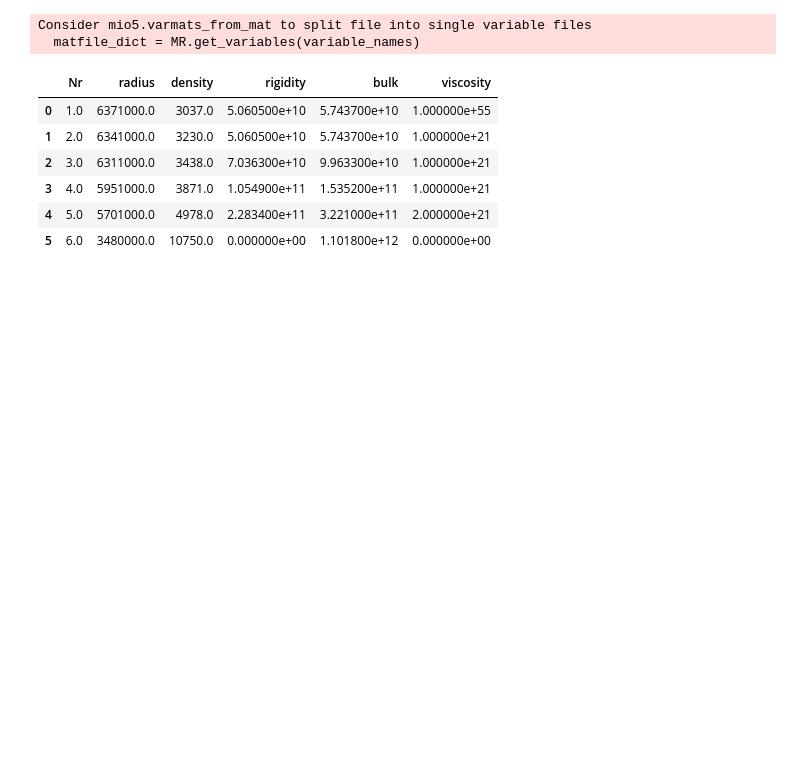
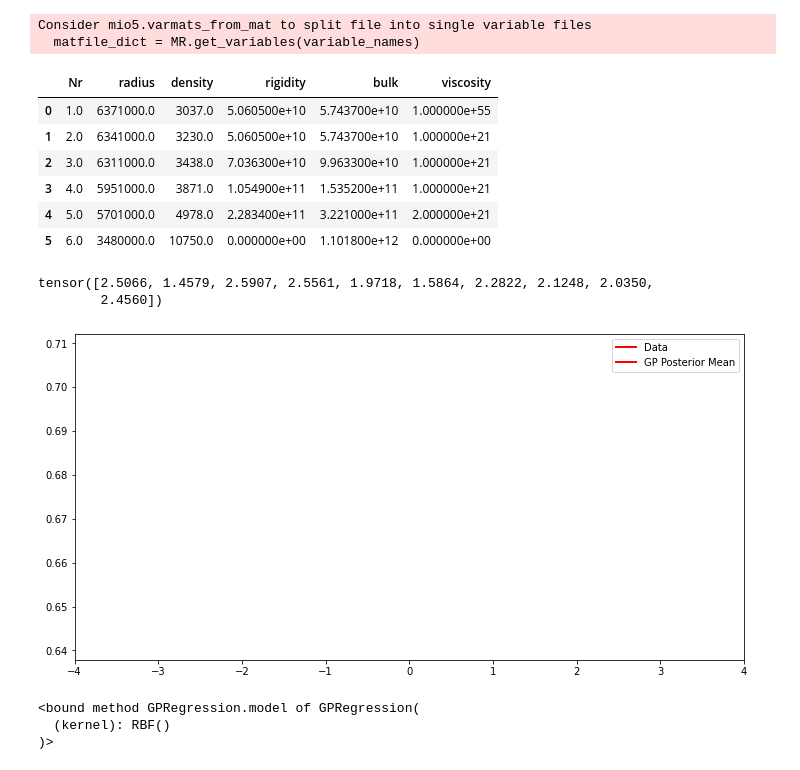
Before and after one commit to eyhl/premis, a Jupyter notebook: notebooks/gp_thickness.ipynb, the cells around one changed output. Cells and saved outputs as stored; diff of their text form; code cells hidden in the pictures; blank space fills up the shorter version.

```diff
--- a/notebooks/gp_thickness.ipynb
+++ b/notebooks/gp_thickness.ipynb
@@ -71,0 +107,7 @@ Consider mio5.varmats_from_mat to split file into single variable files
+# %%
+X = torch.tensor([[1., 5, 3], [4, 3, 7]])
+y = torch.tensor([2., 1])
+kernel = gp.kernels.RBF(input_dim=3)
+kernel.set_prior("variance", dist.Uniform(torch.tensor(0.5), torch.tensor(1.5)))
+kernel.set_prior("lengthscale", dist.Uniform(torch.tensor(1.0), torch.tensor(3.0)))
+gpr = gp.models.GPRegression(X, y, kernel)
@@ -71,0 +118,49 @@ Consider mio5.varmats_from_mat to split file into single variable files
+# %%
+mcmc.get_samples()["kernel.lengthscale"]
+# %% [output]
+tensor([2.5066, 1.4579, 2.5907, 2.5561, 1.9718, 1.5864, 2.2822, 2.1248, 2.0350,
+        2.4560])
+# %%
+def plot(plot_observed_data=False, plot_predictions=False, n_prior_samples=0,
+         model=None, kernel=None, n_test=500):
+
+    plt.figure(figsize=(12, 6))
+    if plot_observed_data:
+        plt.plot(X_train_tensor.view(-1,).numpy(), y_train_tensor.view(-1,).numpy(), 'kx')
+    if plot_predictions:
+        Xtest = torch.tensor([[2., 3, 1]])  # test inputs
+        # compute predictive mean and variance
+        with torch.no_grad():
+            if type(model) == gp.models.VariationalSparseGP:
+                mean, cov = model(Xtest, full_cov=True)
+            else:
+                mean, cov = model(Xtest, full_cov=True)
+        sd = cov.diag().sqrt()  # standard deviation at each input point x
+        plt.plot(Xtest.numpy(), mean.numpy(), 'r', lw=2)  # plot the mean
+        # plt.fill_between(Xtest.squeeze().numpy(),  # plot the two-sigma uncertainty about the mean
+        #                  (mean - 2.0 * sd).numpy(),
+        #                  (mean + 2.0 * sd).numpy(),
+        #                  color='C0', alpha=0.3)
+        plt.legend(["Data", "GP Posterior Mean"])
+    if n_prior_samples > 0:  # plot samples from the GP prior
+        Xtest = torch.linspace(-0.5, 5.5, n_test)  # test inputs
+        noise = (model.noise if type(model) != gp.models.VariationalSparseGP
+                 else model.likelihood.variance)
+        cov = kernel.forward(Xtest) + noise.expand(n_test).diag()
+        samples = dist.MultivariateNormal(torch.zeros(n_test), covariance_matrix=cov)\
+                      .sample(sample_shape=(n_prior_samples,))
+        plt.plot(Xtest.numpy(), samples.numpy().T, lw=2, alpha=0.4)
+
+    plt.xlim(-4, 4)
+# %%
+# Xnew = torch.tensor([[2., 3, 1], [4, 3, 7]])
+plot(model=gpr, plot_observed_data=False, plot_predictions=True)
+# %% [output]
+[figure, added]
+# %%
+Xnew = torch.tensor([[2., 3, 1]])
+f_loc, f_cov = gpr(Xnew, full_cov=True)
+# %% [output]
+<bound method GPRegression.model of GPRegression(
+  (kernel): RBF()
+)>
```
Also changed, not shown: parts of 4 cells of this notebook, 2 other files.
